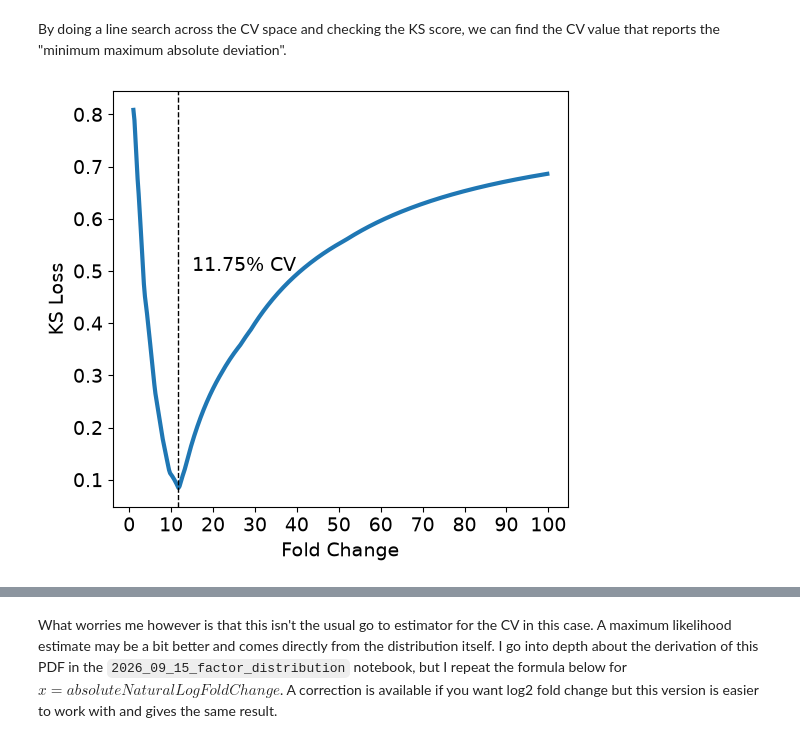
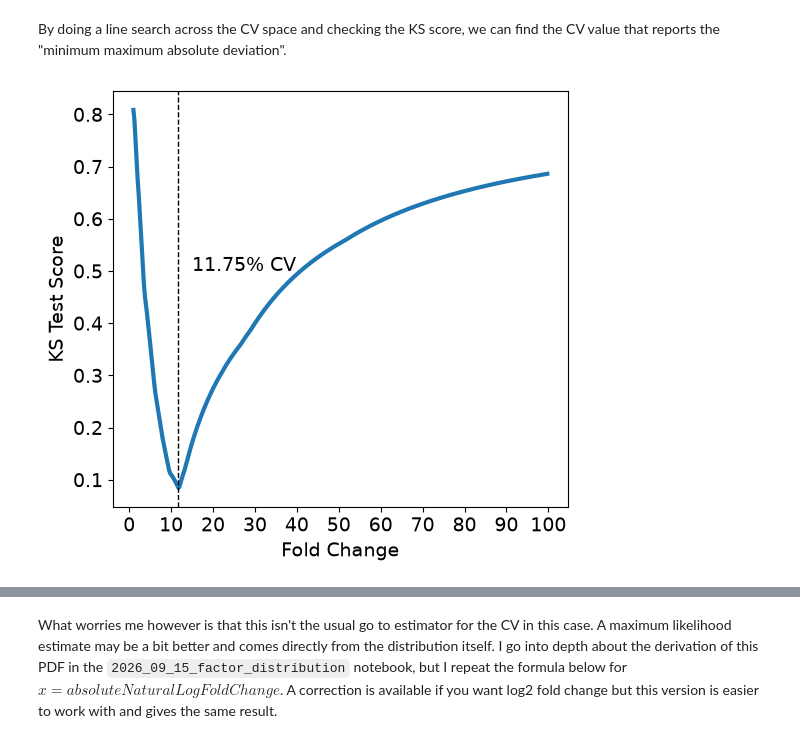
Before and after one commit to AnthonyOfSeattle/affinity-proteomics-notebook, a Jupyter notebook: work/2026_09_09_investigating_candia_dispersion.ipynb, the cells around one changed output, grey strips where cells are left out. Cells and saved outputs as stored; diff of their text form; code cells hidden in the pictures.

```diff
--- a/work/2026_09_09_investigating_candia_dispersion.ipynb
+++ b/work/2026_09_09_investigating_candia_dispersion.ipynb
@@ -572,32 +572,32 @@ argmin_ks = np.argmin(scores_ks)
 
 sns.lineplot(
     x = cvs_ks,
     y = scores_ks,
     linewidth = 3
 )
 plt.axvline(
     x = cvs_ks[argmin_ks],
     ymin = 0,
     ymax = 1,
     linewidth = 1,
     linestyle = "dashed",
     color = "black"
 )
 
 plt.text(
     x = 15,
     y = 0.5,
     s = f"{cvs_ks[argmin_ks]}% CV",
     size = 14
 )
 
 plt.xticks(range(0, 101, 10))
 plt.xlabel("Fold Change", size = 14)
-plt.ylabel("KS Loss", size = 14)
+plt.ylabel("KS Test Score", size = 14)
 plt.tick_params(labelsize = 14)
 
 plt.tight_layout()
 plt.savefig("../results/2026_09_09_investigating_candia_dispersion/example_ks_loss_optimization.svg")
 plt.show()
 # %% [output]
-[figure, old version]
+[figure, new version]
```
Also changed, not shown: parts of 7 cells of this notebook, 2 other files.
